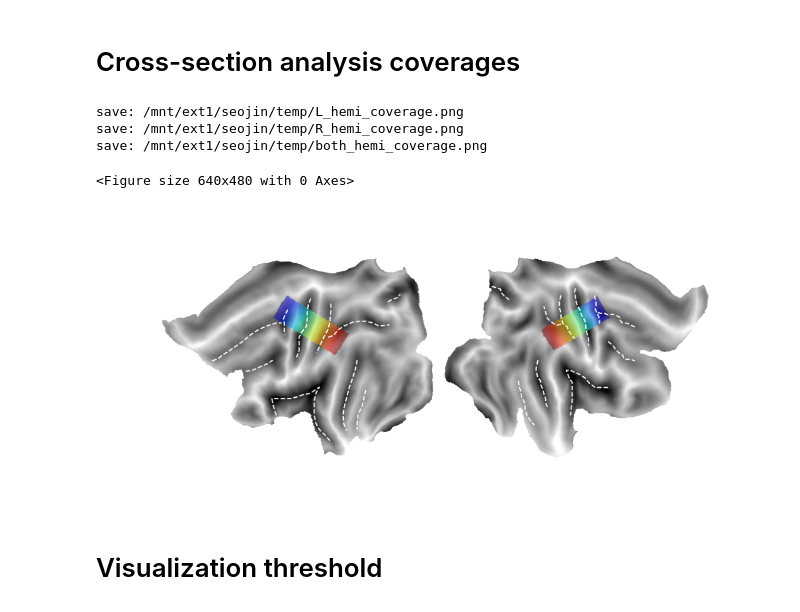
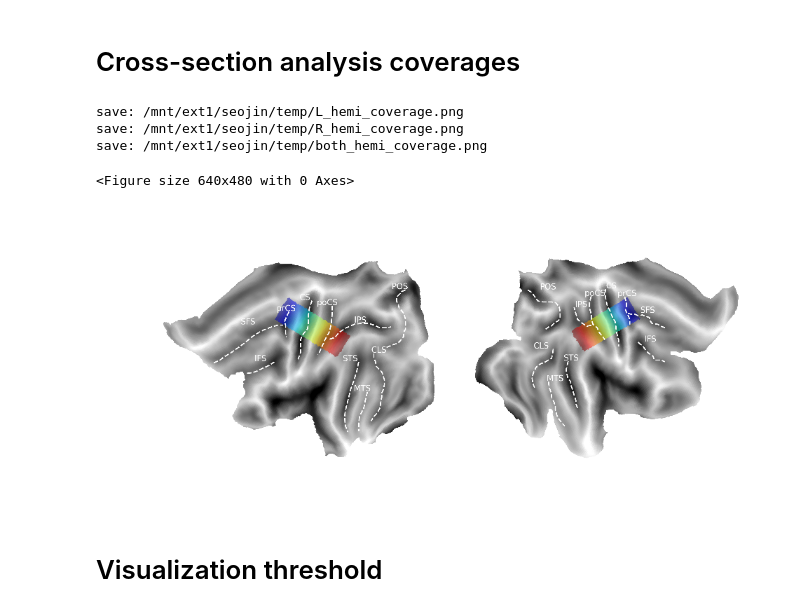
Before and after one commit to SeojinYoon/Seojin_commonTool, a Jupyter notebook: Module/Brain_Surface/Surface_stat_both.ipynb, the cells around one changed output. Saved outputs shown, nothing was run; the diff lists cells and outputs as text; code cells hidden in the pictures.

```diff
--- a/Module/Brain_Surface/Surface_stat_both.ipynb
+++ b/Module/Brain_Surface/Surface_stat_both.ipynb
@@ -136,14 +122,15 @@ right_bounding_box = get_bounding_box("R", r_virtual_stip_mask)
 # %%
 show_both_hemi_sampling_coverage(l_sampling_coverage = l_cross_section_result_info_onMove["sampling_coverages"],
                                  r_sampling_coverage = r_cross_section_result_info_onMove["sampling_coverages"],
                                  save_dir_path = save_dir_path,
-                                 surf_resolution = surf_resolution)
+                                 surf_resolution = surf_resolution,
+                                 is_sulcus_label = True)
 # %% [output]
 save: /mnt/ext1/seojin/temp/L_hemi_coverage.png
 save: /mnt/ext1/seojin/temp/R_hemi_coverage.png
 save: /mnt/ext1/seojin/temp/both_hemi_coverage.png
 <Figure size 640x480 with 0 Axes>
-[figure, old version]
+[figure, new version]
 # %% [markdown]
 # Visualization threshold
 # %%
```
Also changed, not shown: parts of 6 cells of this notebook, 18 other files.
